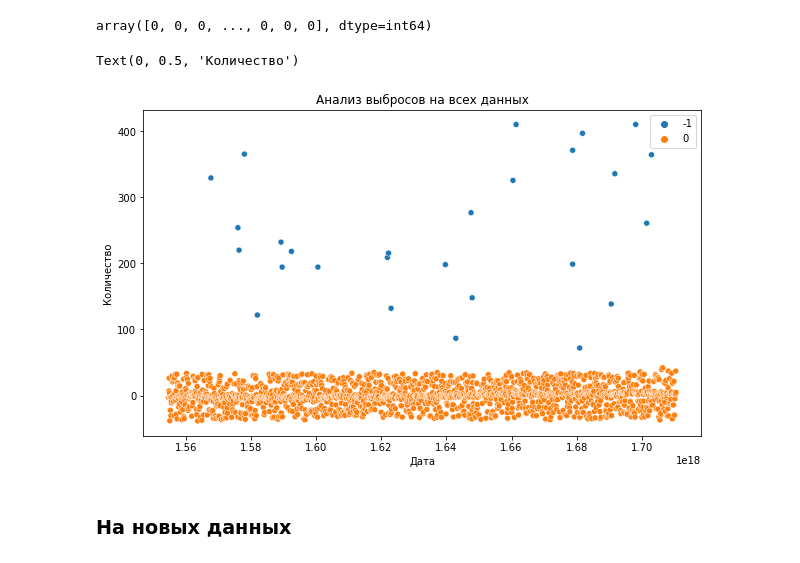
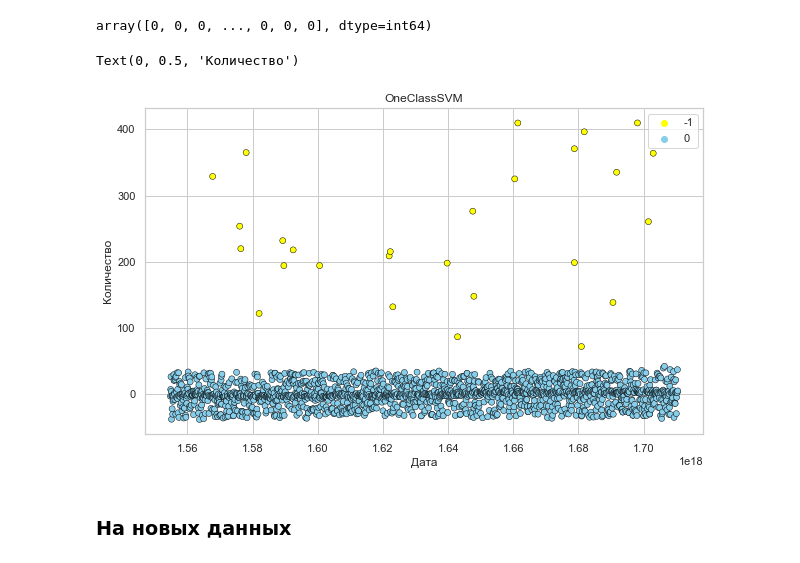
Before and after one commit to MaximIgitov/cup_it_24, a Jupyter notebook: NoDublicatesVersion.ipynb, the cells around one changed output. Cells and saved outputs as stored; diff of their text form; code cells hidden in the pictures.

```diff
--- a/NoDublicatesVersion.ipynb
+++ b/NoDublicatesVersion.ipynb
@@ -599,15 +619,18 @@ array([0, 0, 0, ..., 0, 0, 0], dtype=int64)
 # %%
 #clf = OneClassSVM(nu = 0.02, gamma='auto', kernel = 'poly')
 #data_classes = clf.fit_predict(pd.DataFrame(df_num['quotes_number']))
+# %%
+sns.set(style="whitegrid")
 # %%
 plt.figure(figsize=(10, 6))
-sns.scatterplot(data=dataset, x="index", y="quotes_number", hue = clusterizator.labels_, palette = sns.color_palette()[:2])
-plt.title('Анализ выбросов на всех данных')
+palete = ['yellow', 'skyblue']
+sns.scatterplot(data=dataset, x="index", y="quotes_number", hue = clusterizator.labels_, palette = palete, edgecolor = 'black')
+plt.title('OneClassSVM')
 plt.xlabel('Дата')
 plt.ylabel('Количество')
 # %% [output]
 Text(0, 0.5, 'Количество')
-[figure, old version]
+[figure, new version]
 # %% [markdown]
 ### На новых данных
 # %% [markdown]
```
Also changed, not shown: parts of 3 cells of this notebook, 1 other file.
